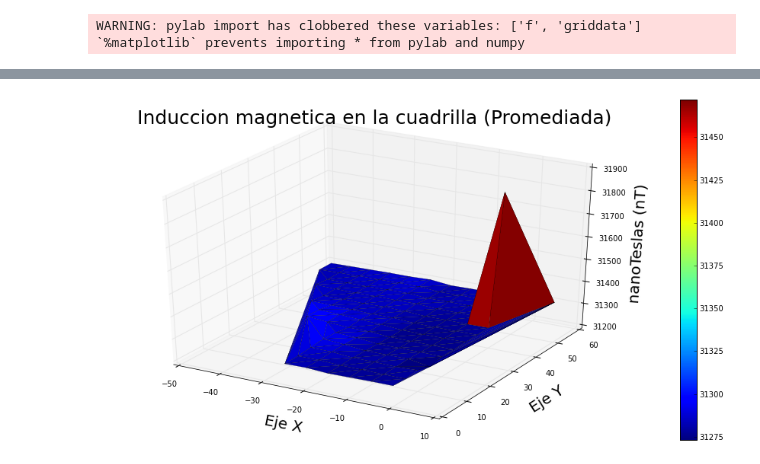
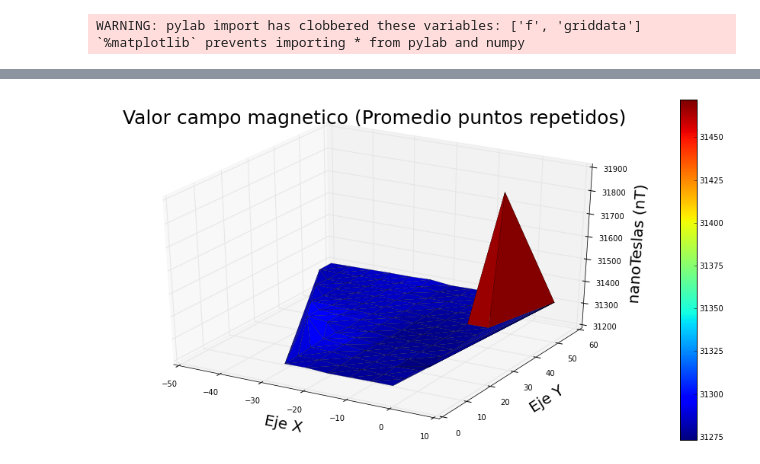
Before and after one commit to SbastianGarzon/FieldWork_DataAnalysis, a Jupyter notebook: Magnetometry/Magnetometria.ipynb, the cells around one changed output, grey strips where cells are left out. Drawn from its saved outputs; the diff is of its cells as text; code cells hidden in the pictures.

```diff
--- a/Magnetometry/Magnetometria.ipynb
+++ b/Magnetometry/Magnetometria.ipynb
@@ -58,12 +130,12 @@ for i in range (0,size(nombresUnicos)):
 # %%
 fig = plt.figure(figsize=(16,8))
 ax = fig.gca(projection='3d')
 h=ax.plot_trisurf(Xfinal, Yfinal, Promedio, cmap=cm.jet, linewidth=0.2)
 c1 = fig.colorbar(h)
 ax.set_xlabel(r'Eje X', fontsize=20)
 ax.set_ylabel(r'Eje Y', fontsize=20)
 ax.set_zlabel(r'nanoTeslas (nT)', fontsize=20)
-ax.set_title(r'Induccion magnetica en la cuadrilla (Promediada)',fontsize=25)
+ax.set_title(r'Valor campo magnetico (Promedio puntos repetidos)',fontsize=25)
 plt.show()
 # %% [output]
-[figure, old version]
+[figure, new version]
```
Also changed, not shown: parts of 21 cells of this notebook.
